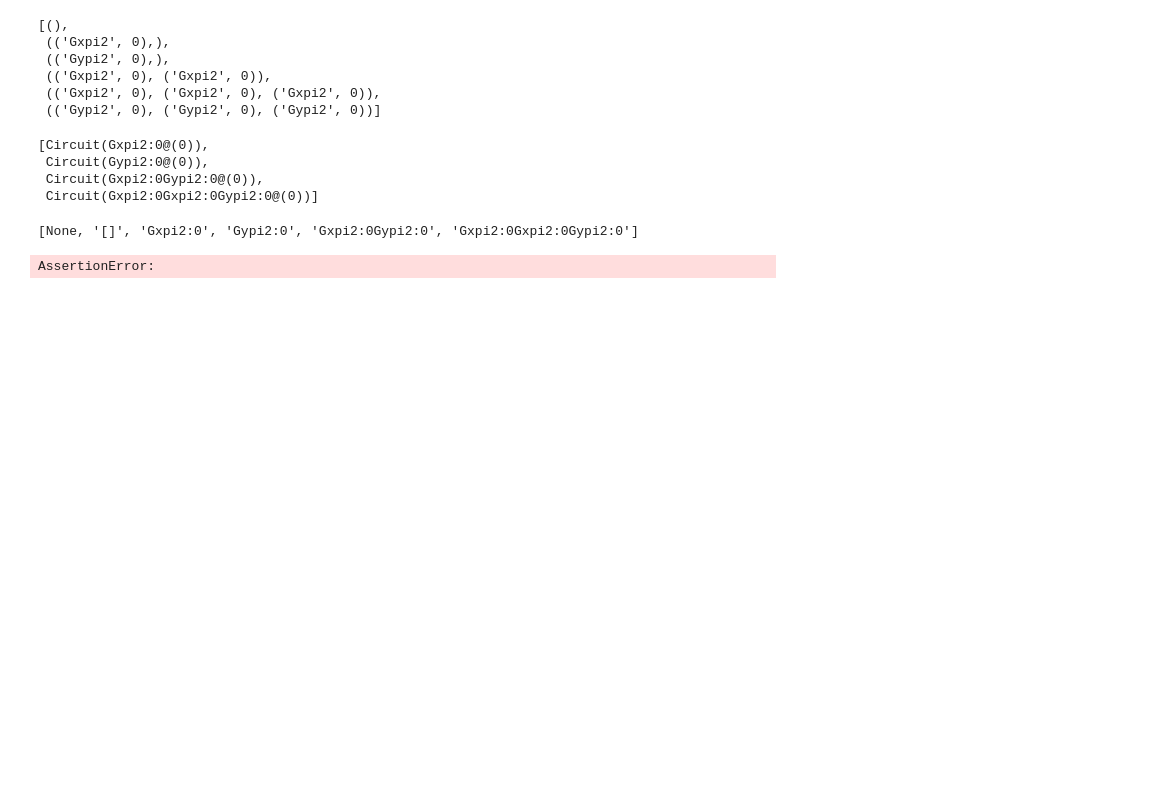
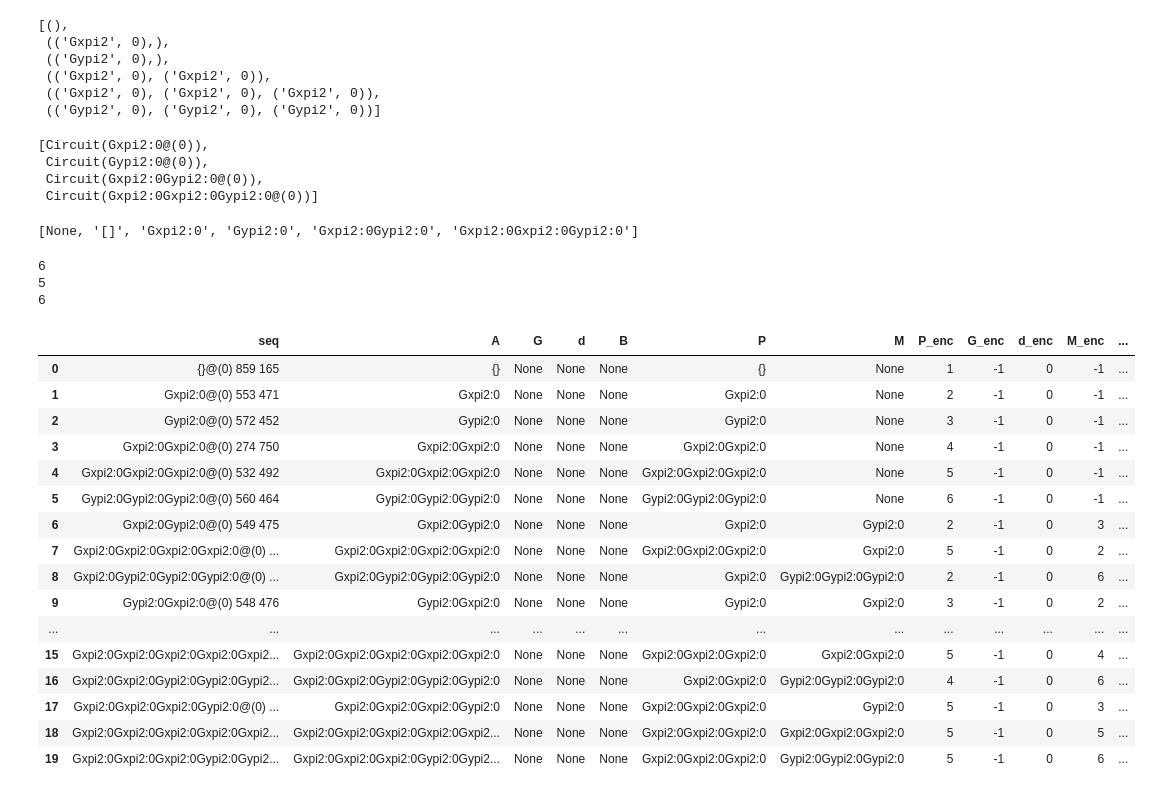
Before and after one commit to qua-platform/CS_installations, a Jupyter notebook: gate_set_tomography/test_gateset05.ipynb, the cells around one changed output. Cells and saved outputs as stored; diff of their text form; code cells hidden in the pictures; blank space fills up the shorter version.

```diff
--- a/gate_set_tomography/test_gateset05.ipynb
+++ b/gate_set_tomography/test_gateset05.ipynb
@@ -223,7 +223,7 @@ parsed_germs.remove(None)
 parsed_meas_fiducials = df["M"].unique().tolist()
 
 assert num_prep_fiducials == len(parsed_prep_fiducials)
-assert num_germs + 1 == len(parsed_germs)
+assert num_germs == len(parsed_germs)
 assert num_meas_fiducials == len(parsed_meas_fiducials)
 
 print(num_prep_fiducials)
@@ -241,31 +241,50 @@ map_prepfiducial = {
 map_germs = {
     "[]": 1,
     "Gxpi2:0": 2,
     "Gypi2:0": 3,
     "Gxpi2:0Gypi2:0": 4,
     "Gxpi2:0Gxpi2:0Gypi2:0": 5,
 }
 map_measfiducial = {
     "{}": 1,
     "Gxpi2:0": 2,
     "Gypi2:0": 3,
     "Gxpi2:0Gxpi2:0": 4,
     "Gxpi2:0Gxpi2:0Gxpi2:0": 5,
     "Gypi2:0Gypi2:0Gypi2:0": 6,
 }
 
 df["P_enc"] = df["P"].apply(lambda x: map_prepfiducial.get(x, None) if x is not None else -1)
 df["G_enc"] = df["G"].apply(lambda x: map_germs.get(x, None) if x is not None else -1)
 df["d_enc"] = df["d"].apply(lambda x: 0 if x is None else int(x))
 df["M_enc"] = df["M"].apply(lambda x: map_measfiducial.get(x, None) if x is not None else -1)
 
 df["P_enc_seq"] = df["P_enc"]
 df["G_enc_seq"] = df["G_enc"].apply(lambda x: x + num_prep_fiducials if x != -1 else -1)
 df["d_enc_seq"] = df["d_enc"]
 df["M_enc_seq"] = df["M_enc"].apply(lambda x: x + num_prep_fiducials + num_germs if x != -1 else -1)
 
 path = "encoded_parsed_dataset.csv"
 df.to_csv(path, encoding="utf8", header=True, index=False)  # Add index=False to avoid saving the index as a column
 df.head(20)
 # %% [output]
-AssertionError:
+6
+5
+6
+|  | seq | A | G | d | B | P | M | P_enc | G_enc | d_enc | M_enc | ... |
+| 0 | {}@(0) 859 165 | {} | None | None | None | {} | None | 1 | -1 | 0 | -1 | ... |
+| 1 | Gxpi2:0@(0) 553 471 | Gxpi2:0 | None | None | None | Gxpi2:0 | None | 2 | -1 | 0 | -1 | ... |
+| 2 | Gypi2:0@(0) 572 452 | Gypi2:0 | None | None | None | Gypi2:0 | None | 3 | -1 | 0 | -1 | ... |
+| 3 | Gxpi2:0Gxpi2:0@(0) 274 750 | Gxpi2:0Gxpi2:0 | None | None | None | Gxpi2:0Gxpi2:0 | None | 4 | -1 | 0 | -1 | ... |
+| 4 | Gxpi2:0Gxpi2:0Gxpi2:0@(0) 532 492 | Gxpi2:0Gxpi2:0Gxpi2:0 | None | None | None | Gxpi2:0Gxpi2:0Gxpi2:0 | None | 5 | -1 | 0 | -1 | ... |
+| 5 | Gypi2:0Gypi2:0Gypi2:0@(0) 560 464 | Gypi2:0Gypi2:0Gypi2:0 | None | None | None | Gypi2:0Gypi2:0Gypi2:0 | None | 6 | -1 | 0 | -1 | ... |
+| 6 | Gxpi2:0Gypi2:0@(0) 549 475 | Gxpi2:0Gypi2:0 | None | None | None | Gxpi2:0 | Gypi2:0 | 2 | -1 | 0 | 3 | ... |
+| 7 | Gxpi2:0Gxpi2:0Gxpi2:0Gxpi2:0@(0) ... | Gxpi2:0Gxpi2:0Gxpi2:0Gxpi2:0 | None | None | None | Gxpi2:0Gxpi2:0Gxpi2:0 | Gxpi2:0 | 5 | -1 | 0 | 2 | ... |
+| 8 | Gxpi2:0Gypi2:0Gypi2:0Gypi2:0@(0) ... | Gxpi2:0Gypi2:0Gypi2:0Gypi2:0 | None | None | None | Gxpi2:0 | Gypi2:0Gypi2:0Gypi2:0 | 2 | -1 | 0 | 6 | ... |
+| 9 | Gypi2:0Gxpi2:0@(0) 548 476 | Gypi2:0Gxpi2:0 | None | None | None | Gypi2:0 | Gxpi2:0 | 3 | -1 | 0 | 2 | ... |
+| ... | ... | ... | ... | ... | ... | ... | ... | ... | ... | ... | ... | ... |
+| 15 | Gxpi2:0Gxpi2:0Gxpi2:0Gxpi2:0Gxpi2... | Gxpi2:0Gxpi2:0Gxpi2:0Gxpi2:0Gxpi2:0 | None | None | None | Gxpi2:0Gxpi2:0Gxpi2:0 | Gxpi2:0Gxpi2:0 | 5 | -1 | 0 | 4 | ... |
+| 16 | Gxpi2:0Gxpi2:0Gypi2:0Gypi2:0Gypi2... | Gxpi2:0Gxpi2:0Gypi2:0Gypi2:0Gypi2:0 | None | None | None | Gxpi2:0Gxpi2:0 | Gypi2:0Gypi2:0Gypi2:0 | 4 | -1 | 0 | 6 | ... |
+| 17 | Gxpi2:0Gxpi2:0Gxpi2:0Gypi2:0@(0) ... | Gxpi2:0Gxpi2:0Gxpi2:0Gypi2:0 | None | None | None | Gxpi2:0Gxpi2:0Gxpi2:0 | Gypi2:0 | 5 | -1 | 0 | 3 | ... |
+| 18 | Gxpi2:0Gxpi2:0Gxpi2:0Gxpi2:0Gxpi2... | Gxpi2:0Gxpi2:0Gxpi2:0Gxpi2:0Gxpi2... | None | None | None | Gxpi2:0Gxpi2:0Gxpi2:0 | Gxpi2:0Gxpi2:0Gxpi2:0 | 5 | -1 | 0 | 5 | ... |
+| 19 | Gxpi2:0Gxpi2:0Gxpi2:0Gypi2:0Gypi2... | Gxpi2:0Gxpi2:0Gxpi2:0Gypi2:0Gypi2... | None | None | None | Gxpi2:0Gxpi2:0Gxpi2:0 | Gypi2:0Gypi2:0Gypi2:0 | 5 | -1 | 0 | 6 | ... |
```
Also changed, not shown: parts of 9 cells of this notebook, 8 other files.
